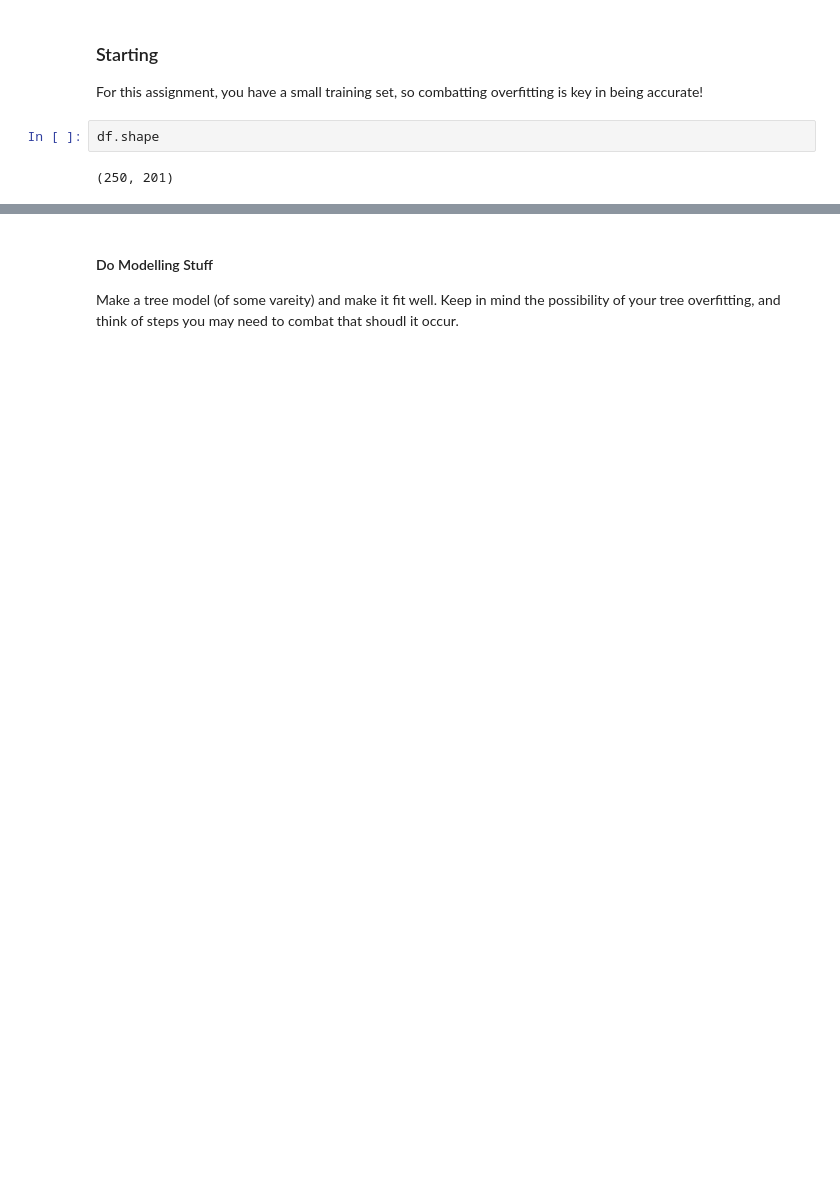
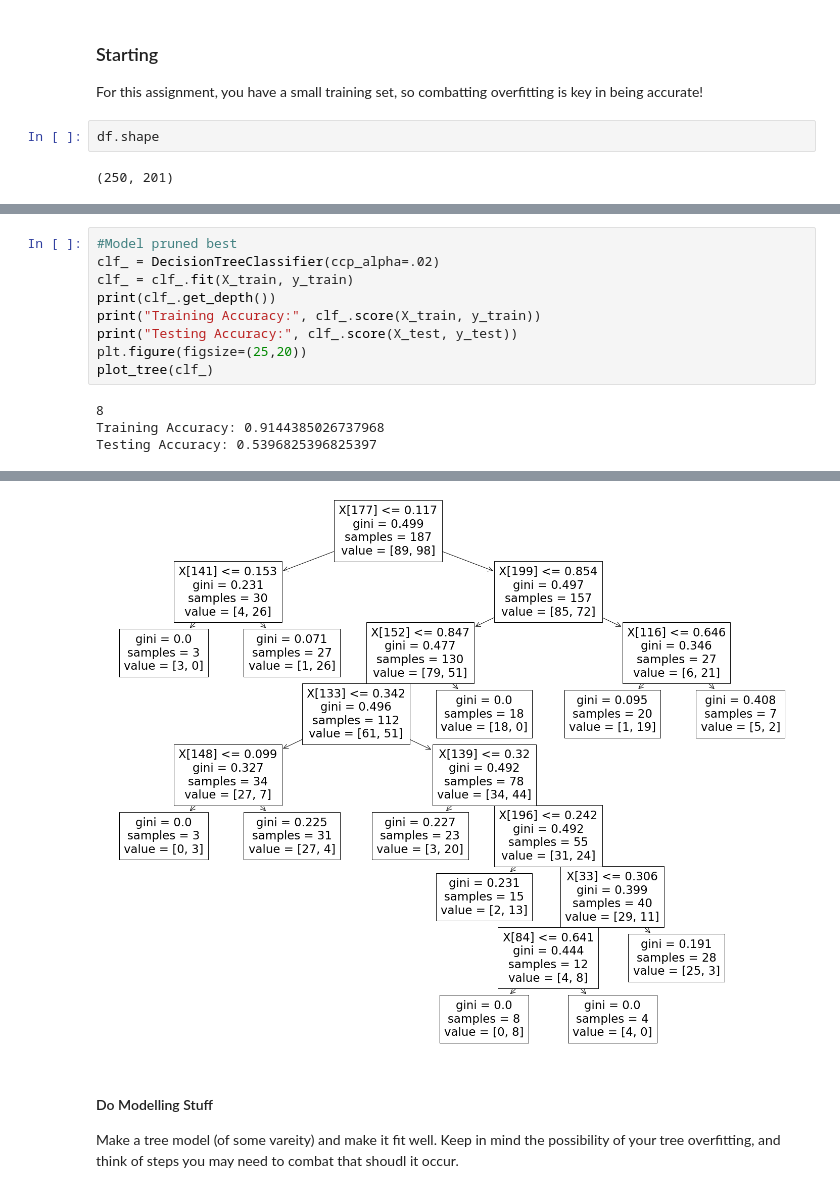
Before and after one commit to guochuanyong/ItML_Asn_1_Students, a Jupyter notebook: part2_start.ipynb, the cells around one changed output, grey strips where cells are left out. Saved outputs shown, nothing was run; the diff lists cells and outputs as text; blank space fills up the shorter version.

```diff
--- a/part2_start.ipynb
+++ b/part2_start.ipynb
@@ -103,0 +240,13 @@ df.shape
+# %%
+#Model pruned best
+clf_ = DecisionTreeClassifier(ccp_alpha=.02)
+clf_ = clf_.fit(X_train, y_train)
+print(clf_.get_depth())
+print("Training Accuracy:", clf_.score(X_train, y_train))
+print("Testing Accuracy:", clf_.score(X_test, y_test))
+plt.figure(figsize=(25,20))
+plot_tree(clf_)
+# %% [output]
+8
+Training Accuracy: 0.9144385026737968
+Testing Accuracy: 0.5396825396825397
@@ -104,3 +270,4 @@ df.shape
+[figure, added]
 # %% [markdown]
 #### Do Modelling Stuff
 
```
Also changed, not shown: parts of 14 cells of this notebook, 1 other file.
